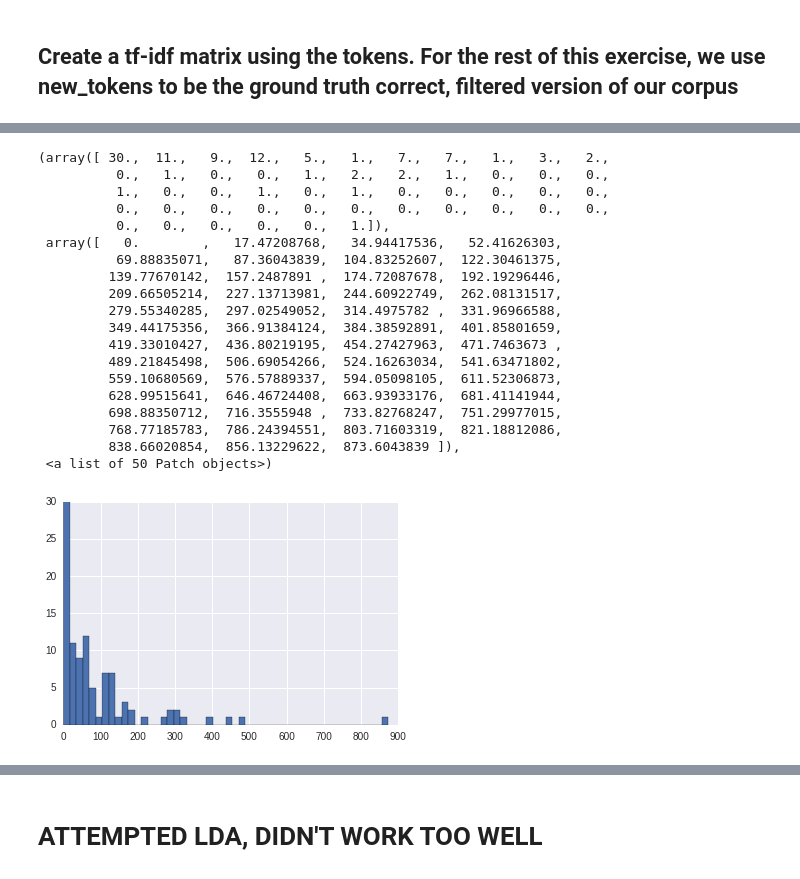
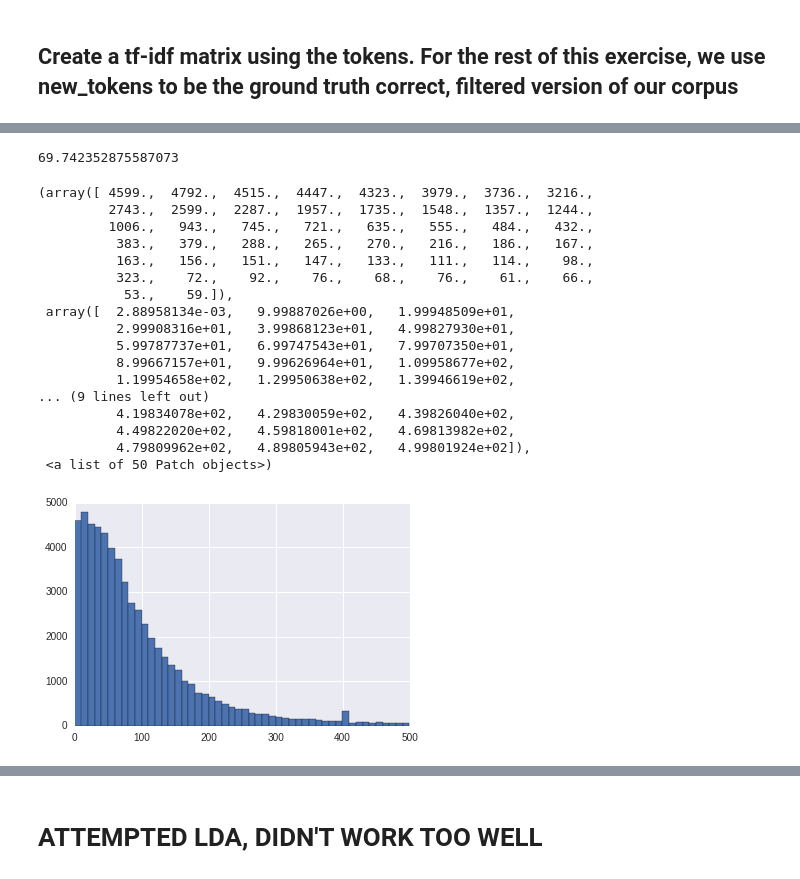
Before and after one commit to harisk87/RestMenu, a Jupyter notebook: Restaurant_menu_2.ipynb, the cells around one changed output, grey strips where cells are left out. Drawn from its saved outputs; the diff is of its cells as text; code cells hidden in the pictures.

Commit message:
Got plot to show lift

```diff
--- a/Restaurant_menu_2.ipynb
+++ b/Restaurant_menu_2.ipynb
@@ -367,25 +371,30 @@ KeyboardInterrupt:
 # %%
-test_list = [ i*100 for i in lift_list if i < 1000]
+lift_list_cut = [i*100 for i in lift_list if 0<i<5]
-# %%
-plt.hist(test_list,bins=50)
-# %% [output]
-(array([ 30.,  11.,   9.,  12.,   5.,   1.,   7.,   7.,   1.,   3.,   2.,
-          0.,   1.,   0.,   0.,   1.,   2.,   2.,   1.,   0.,   0.,   0.,
-          1.,   0.,   0.,   1.,   0.,   1.,   0.,   0.,   0.,   0.,   0.,
-          0.,   0.,   0.,   0.,   0.,   0.,   0.,   0.,   0.,   0.,   0.,
-          0.,   0.,   0.,   0.,   0.,   1.]),
- array([   0.        ,   17.47208768,   34.94417536,   52.41626303,
-          69.88835071,   87.36043839,  104.83252607,  122.30461375,
-         139.77670142,  157.2487891 ,  174.72087678,  192.19296446,
-         209.66505214,  227.13713981,  244.60922749,  262.08131517,
-         279.55340285,  297.02549052,  314.4975782 ,  331.96966588,
-         349.44175356,  366.91384124,  384.38592891,  401.85801659,
-         419.33010427,  436.80219195,  454.27427963,  471.7463673 ,
-         489.21845498,  506.69054266,  524.16263034,  541.63471802,
-         559.10680569,  576.57889337,  594.05098105,  611.52306873,
-         628.99515641,  646.46724408,  663.93933176,  681.41141944,
-         698.88350712,  716.3555948 ,  733.82768247,  751.29977015,
-         768.77185783,  786.24394551,  803.71603319,  821.18812086,
-         838.66020854,  856.13229622,  873.6043839 ]),
- <a list of 50 Patch objects>)
-[figure, removed]
+# %%
+np.median(lift_list_no_inf)
+# %% [output]
+69.742352875587073
+# %%
+plt.hist(lift_list_cut,bins=50)
+#axes = plt.gca()
+#axes.set_xlim([xmin,xmax])
+#axes.set_ylim([0,ymax])
+# %% [output]
+(array([ 4599.,  4792.,  4515.,  4447.,  4323.,  3979.,  3736.,  3216.,
+         2743.,  2599.,  2287.,  1957.,  1735.,  1548.,  1357.,  1244.,
+         1006.,   943.,   745.,   721.,   635.,   555.,   484.,   432.,
+          383.,   379.,   288.,   265.,   270.,   216.,   186.,   167.,
+          163.,   156.,   151.,   147.,   133.,   111.,   114.,    98.,
+          323.,    72.,    92.,    76.,    68.,    76.,    61.,    66.,
+           53.,    59.]),
+ array([  2.88958134e-03,   9.99887026e+00,   1.99948509e+01,
+          2.99908316e+01,   3.99868123e+01,   4.99827930e+01,
+          5.99787737e+01,   6.99747543e+01,   7.99707350e+01,
+          8.99667157e+01,   9.99626964e+01,   1.09958677e+02,
+          1.19954658e+02,   1.29950638e+02,   1.39946619e+02,
+... (9 lines left out)
+          4.19834078e+02,   4.29830059e+02,   4.39826040e+02,
+          4.49822020e+02,   4.59818001e+02,   4.69813982e+02,
+          4.79809962e+02,   4.89805943e+02,   4.99801924e+02]),
+ <a list of 50 Patch objects>)
+[figure, added]
```
Also changed, not shown: parts of 4 cells of this notebook, 4 other files.
